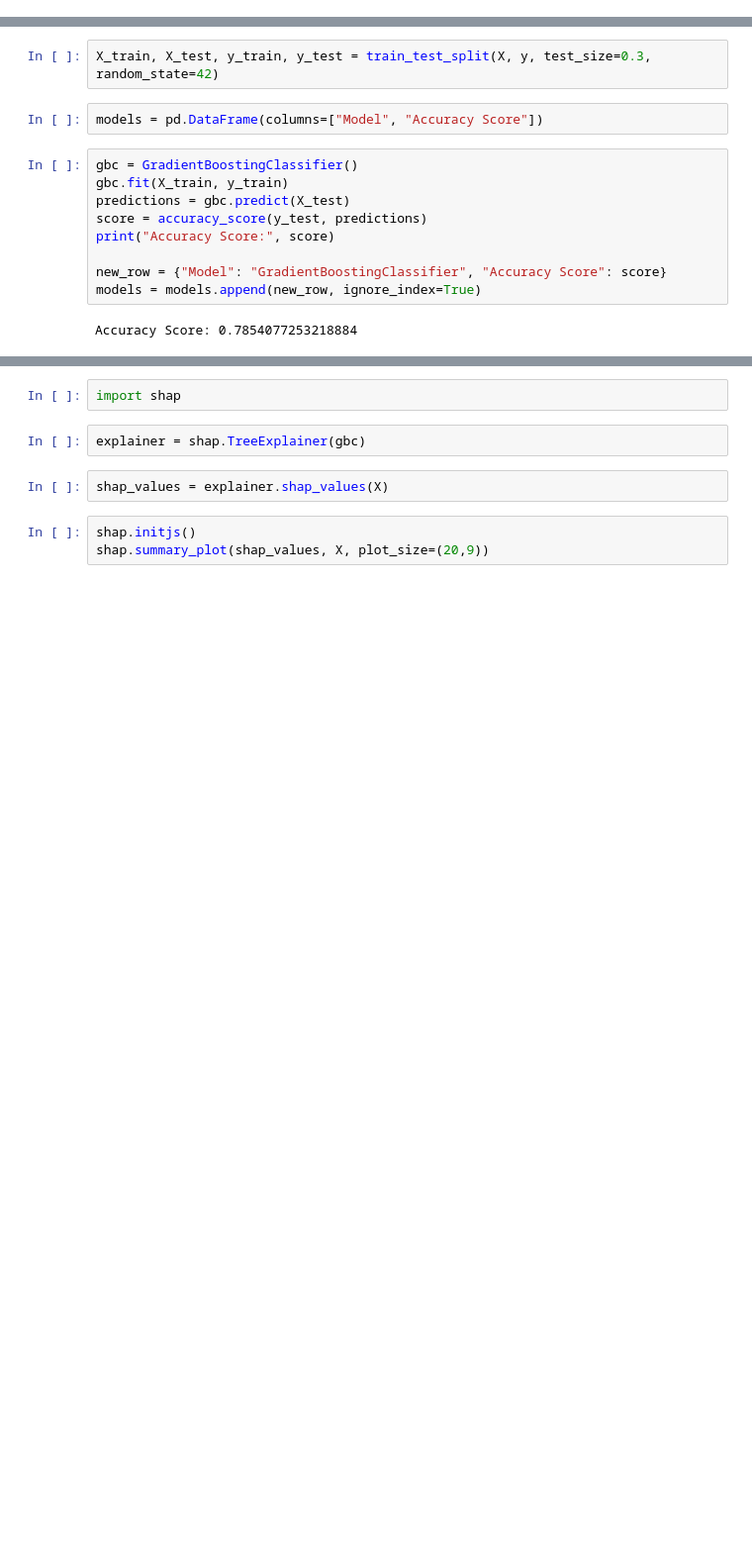
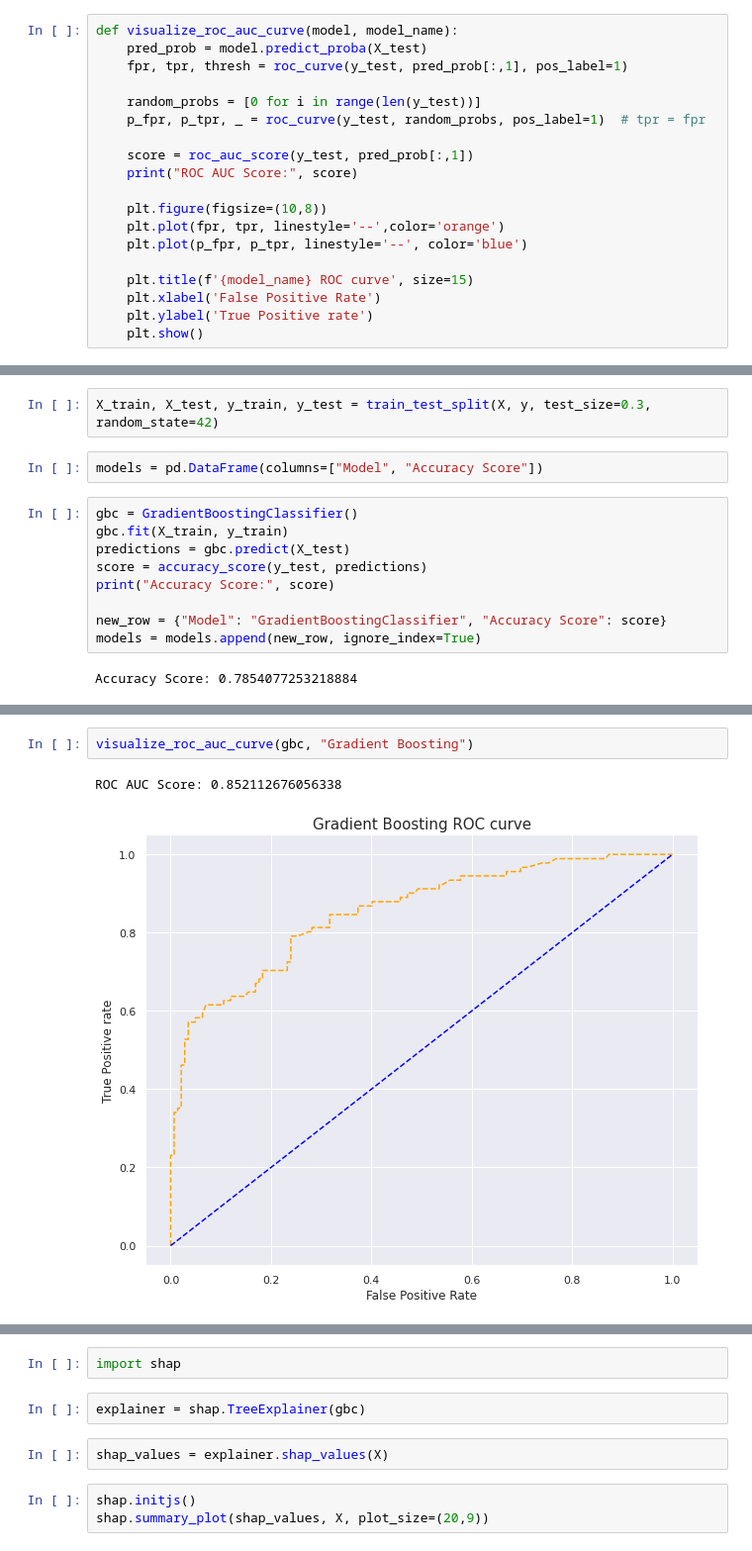
Before and after one commit to Ksenia-90/Machine_learning-_in_business, a Jupyter notebook: HW7.ipynb, the cells around one changed output, grey strips where cells are left out. Shown at 99% size. Drawn from its saved outputs; the diff is of its cells as text; blank space fills up the shorter version.

```diff
--- a/HW7.ipynb
+++ b/HW7.ipynb
@@ -47,6 +47,25 @@ from sklearn.ensemble import RandomForestClassifier, GradientBoostingClassifier
 import matplotlib.pyplot as plt
 
 %matplotlib inline
+# %%
+def visualize_roc_auc_curve(model, model_name):
+    pred_prob = model.predict_proba(X_test)
+    fpr, tpr, thresh = roc_curve(y_test, pred_prob[:,1], pos_label=1)
+
+    random_probs = [0 for i in range(len(y_test))]
+    p_fpr, p_tpr, _ = roc_curve(y_test, random_probs, pos_label=1)  # tpr = fpr
+
+    score = roc_auc_score(y_test, pred_prob[:,1])
+    print("ROC AUC Score:", score)
+
+    plt.figure(figsize=(10,8))
+    plt.plot(fpr, tpr, linestyle='--',color='orange')
+    plt.plot(p_fpr, p_tpr, linestyle='--', color='blue')
+
+    plt.title(f'{model_name} ROC curve', size=15)
+    plt.xlabel('False Positive Rate')
+    plt.ylabel('True Positive rate')
+    plt.show()
 # %%
 df = pd.read_csv("/content/drive/My Drive/Colab Notebooks/titanic.csv")
 df.head()
@@ -167,3 +193,8 @@ Accuracy Score: 0.7854077253218884
+# %%
+visualize_roc_auc_curve(gbc, "Gradient Boosting")
+# %% [output]
+ROC AUC Score: 0.852112676056338
+[figure, added]
 # %%
 pip install shap
 # %% [output]
```
Also changed, not shown: parts of 4 cells of this notebook.
